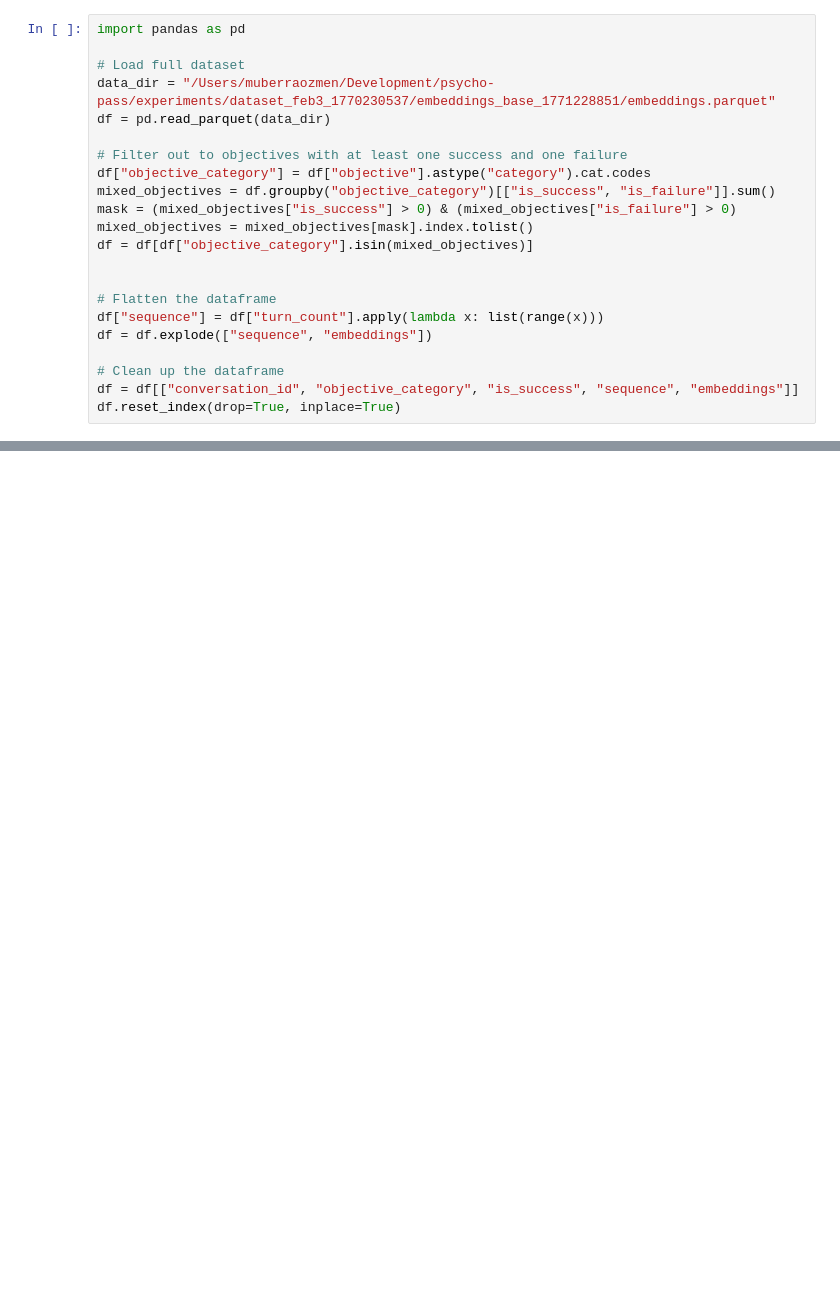
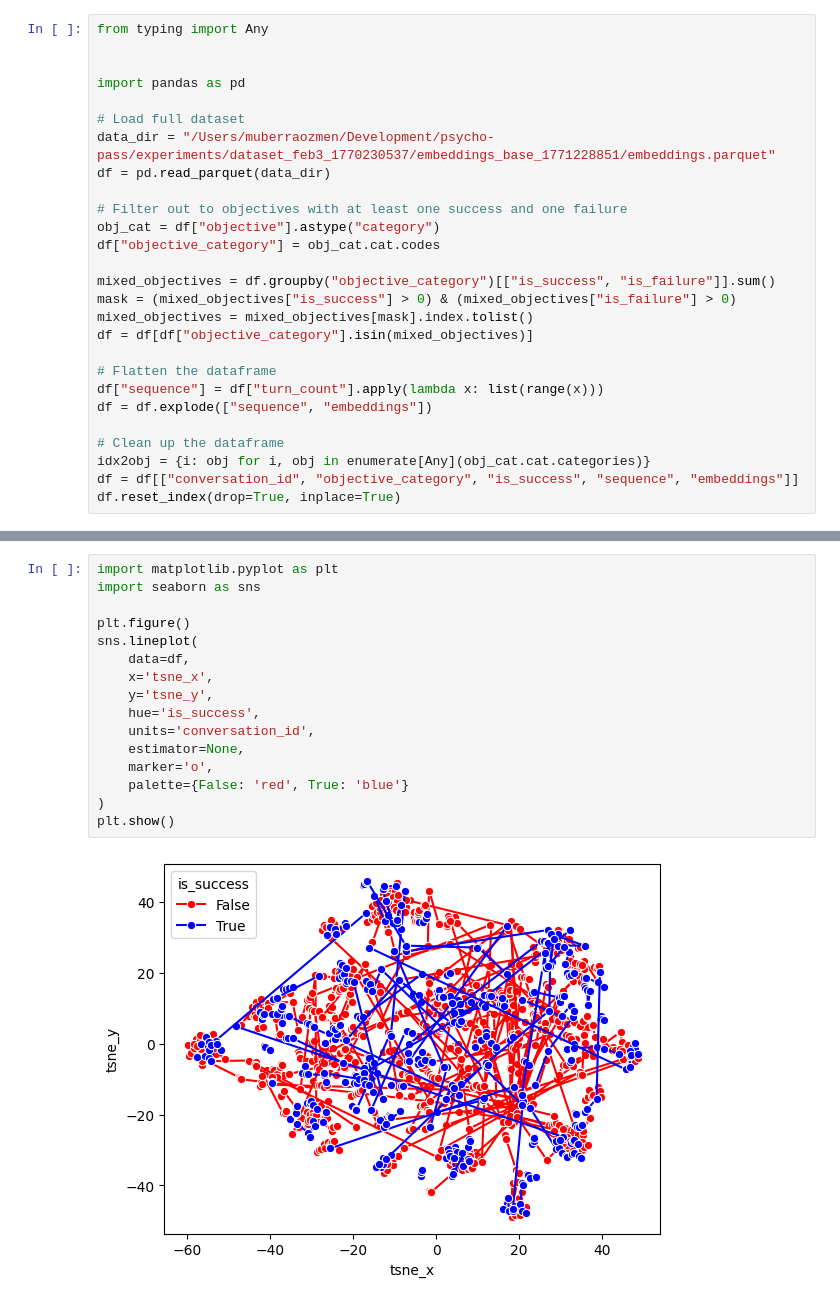
Before and after one commit to muberraozmen/psycho-pass, a Jupyter notebook: reports/FEB17.ipynb, the cells around one changed output, grey strips where cells are left out. Drawn from its saved outputs; the diff is of its cells as text; blank space fills up the shorter version.

```diff
--- a/reports/FEB17.ipynb
+++ b/reports/FEB17.ipynb
@@ -1,4 +1,7 @@
 # %%
+from typing import Any
+
+
 import pandas as pd
 
 # Load full dataset
@@ -6,17 +9,19 @@ data_dir = "/Users/muberraozmen/Development/psycho-pass/experiments/dataset_feb3
 df = pd.read_parquet(data_dir)
 
 # Filter out to objectives with at least one success and one failure
-df["objective_category"] = df["objective"].astype("category").cat.codes
+obj_cat = df["objective"].astype("category")
+df["objective_category"] = obj_cat.cat.codes
+
 mixed_objectives = df.groupby("objective_category")[["is_success", "is_failure"]].sum()
 mask = (mixed_objectives["is_success"] > 0) & (mixed_objectives["is_failure"] > 0)
 mixed_objectives = mixed_objectives[mask].index.tolist()
 df = df[df["objective_category"].isin(mixed_objectives)]
-
 
 # Flatten the dataframe
 df["sequence"] = df["turn_count"].apply(lambda x: list(range(x)))
 df = df.explode(["sequence", "embeddings"])
 
 # Clean up the dataframe
+idx2obj = {i: obj for i, obj in enumerate[Any](obj_cat.cat.categories)}
 df = df[["conversation_id", "objective_category", "is_success", "sequence", "embeddings"]]
 df.reset_index(drop=True, inplace=True)
@@ -61,0 +36,18 @@ for obj in df["objective_category"].unique().tolist()[10:20]:
+# %%
+import matplotlib.pyplot as plt
+import seaborn as sns
+
+plt.figure()
+sns.lineplot(
+    data=df,
+    x='tsne_x',
+    y='tsne_y',
+    hue='is_success',
+    units='conversation_id',
+    estimator=None,
+    marker='o',
+    palette={False: 'red', True: 'blue'}
+)
+plt.show()
+# %% [output]
+[figure, added]
```
Also changed, not shown: parts of 3 cells of this notebook, 3 other files.
